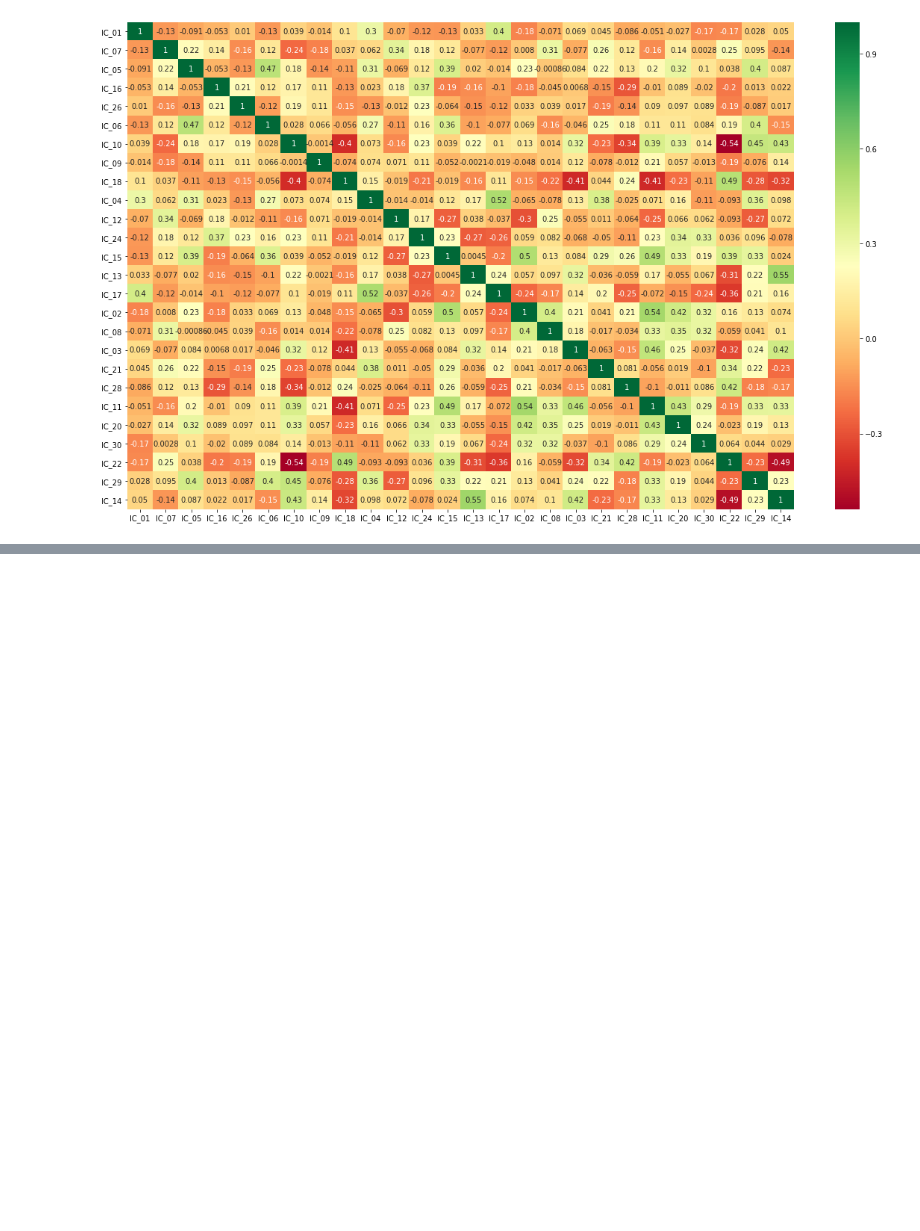
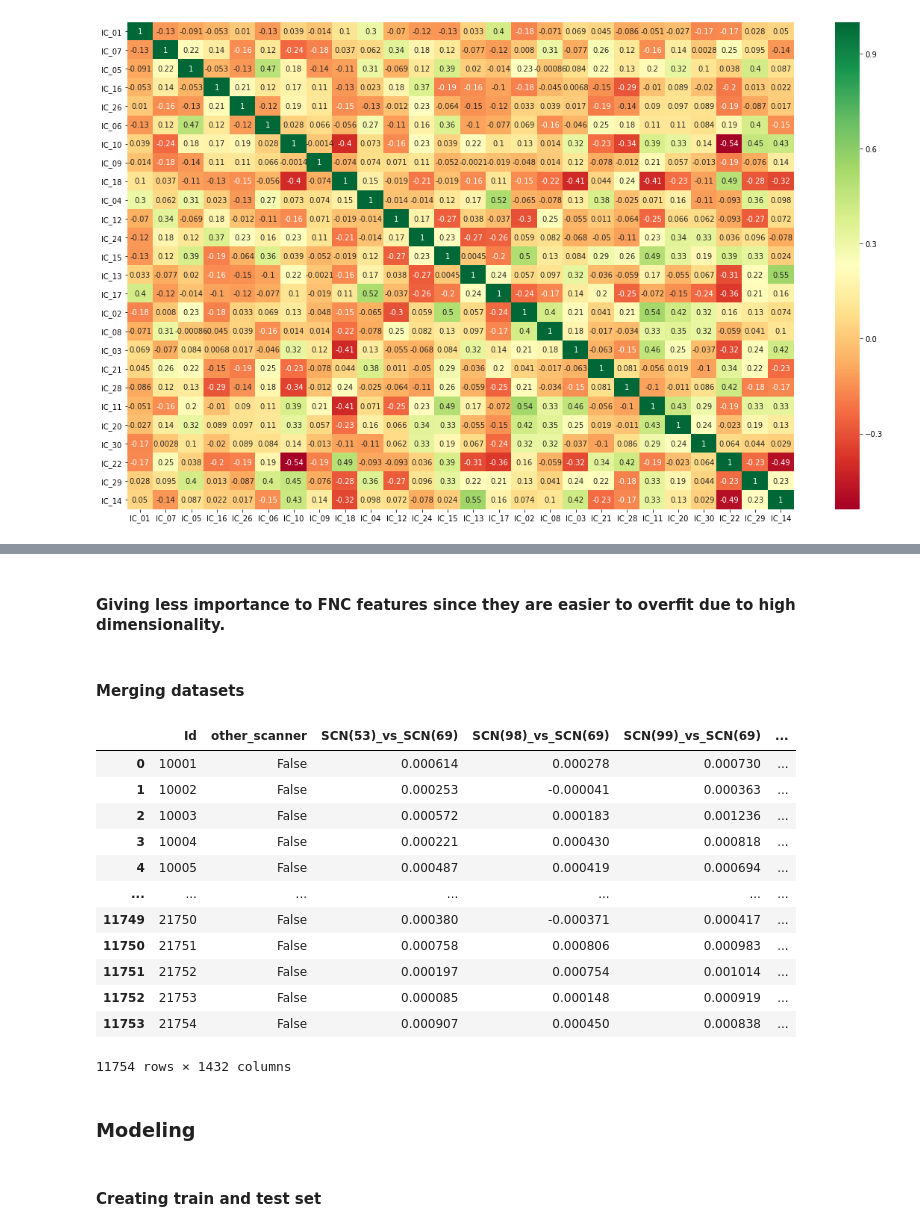
Before and after one commit to szachovy/TReNDS-Neuroimaging, a Jupyter notebook: local.ipynb, the cells around one changed output, grey strips where cells are left out. Cells and saved outputs as stored; diff of their text form; code cells hidden in the pictures; blank space fills up the shorter version.

```diff
--- a/local.ipynb
+++ b/local.ipynb
@@ -346,0 +351,4 @@ sns.heatmap(loading_data.drop('Id', axis=1).corr(), annot = True, cmap="RdYlGn")
+# %%
+dataset = pd.DataFrame(fnc['Id'])
+dataset['other_scanner'] = site["Id"].isin(id_site['Id'])
+dataset['other_scanner'].astype(int, copy=False)
@@ -346,0 +368,29 @@ sns.heatmap(loading_data.drop('Id', axis=1).corr(), annot = True, cmap="RdYlGn")
+# %% [markdown]
+#### Giving less importance to FNC features since they are easier to overfit due to high dimensionality.
+# %%
+FNC_SCALE = 1/600
+# %%
+dataset = pd.concat([dataset, fnc.iloc[:,1:] * FNC_SCALE], axis=1)
+# %% [markdown]
+#### Merging datasets
+# %%
+dataset = dataset.merge(loading_data, on="Id")
+dataset
+# %% [output]
+|  | Id | other_scanner | SCN(53)_vs_SCN(69) | SCN(98)_vs_SCN(69) | SCN(99)_vs_SCN(69) | ... |
+| 0 | 10001 | False | 0.000614 | 0.000278 | 0.000730 | ... |
+| 1 | 10002 | False | 0.000253 | -0.000041 | 0.000363 | ... |
+| 2 | 10003 | False | 0.000572 | 0.000183 | 0.001236 | ... |
+| 3 | 10004 | False | 0.000221 | 0.000430 | 0.000818 | ... |
+| 4 | 10005 | False | 0.000487 | 0.000419 | 0.000694 | ... |
+| ... | ... | ... | ... | ... | ... | ... |
+| 11749 | 21750 | False | 0.000380 | -0.000371 | 0.000417 | ... |
+| 11750 | 21751 | False | 0.000758 | 0.000806 | 0.000983 | ... |
+| 11751 | 21752 | False | 0.000197 | 0.000754 | 0.001014 | ... |
+| 11752 | 21753 | False | 0.000085 | 0.000148 | 0.000919 | ... |
+| 11753 | 21754 | False | 0.000907 | 0.000450 | 0.000838 | ... |
+11754 rows × 1432 columns
+# %% [markdown]
+### Modeling
+# %% [markdown]
+#### Creating train and test set
```
Also changed, not shown: parts of 4 cells of this notebook.
